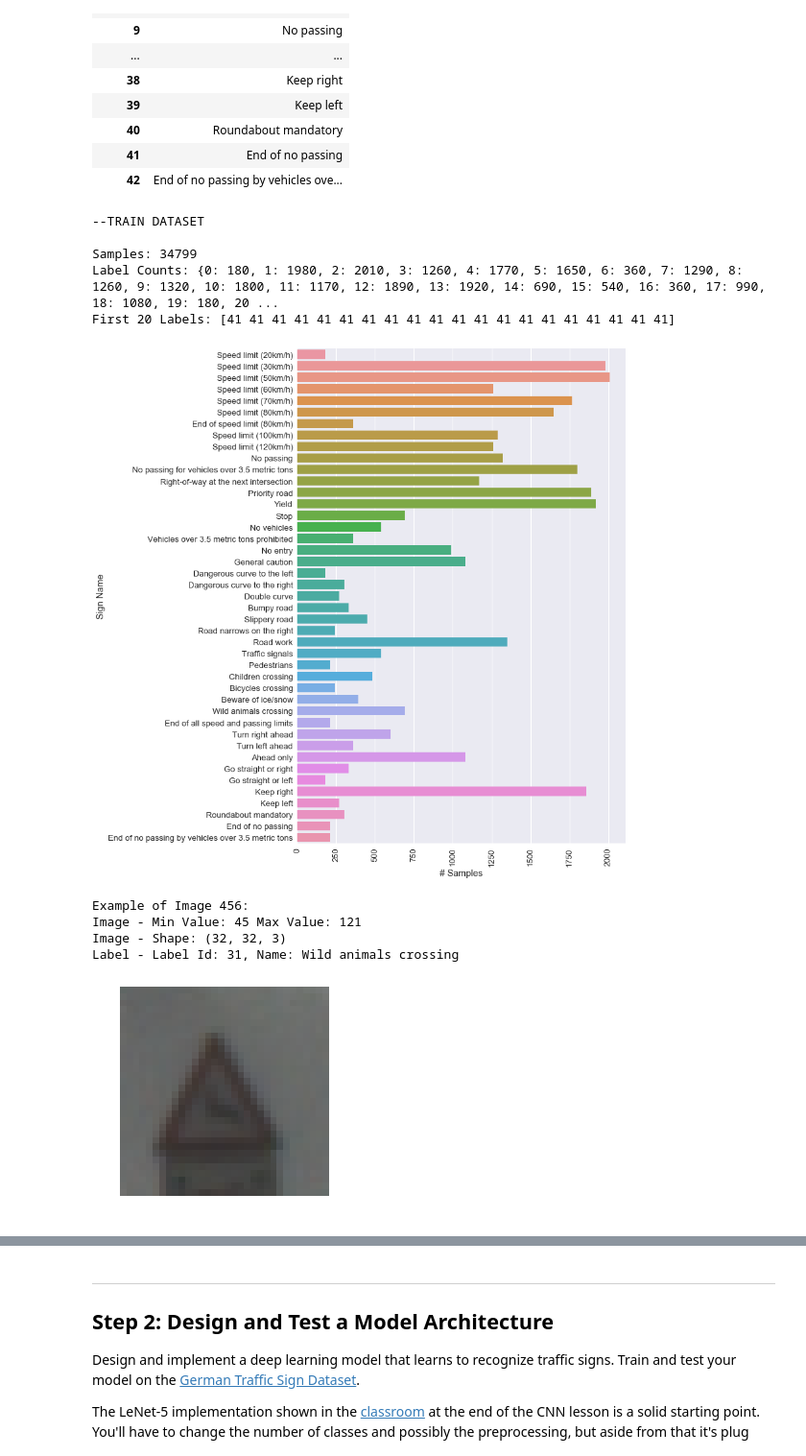
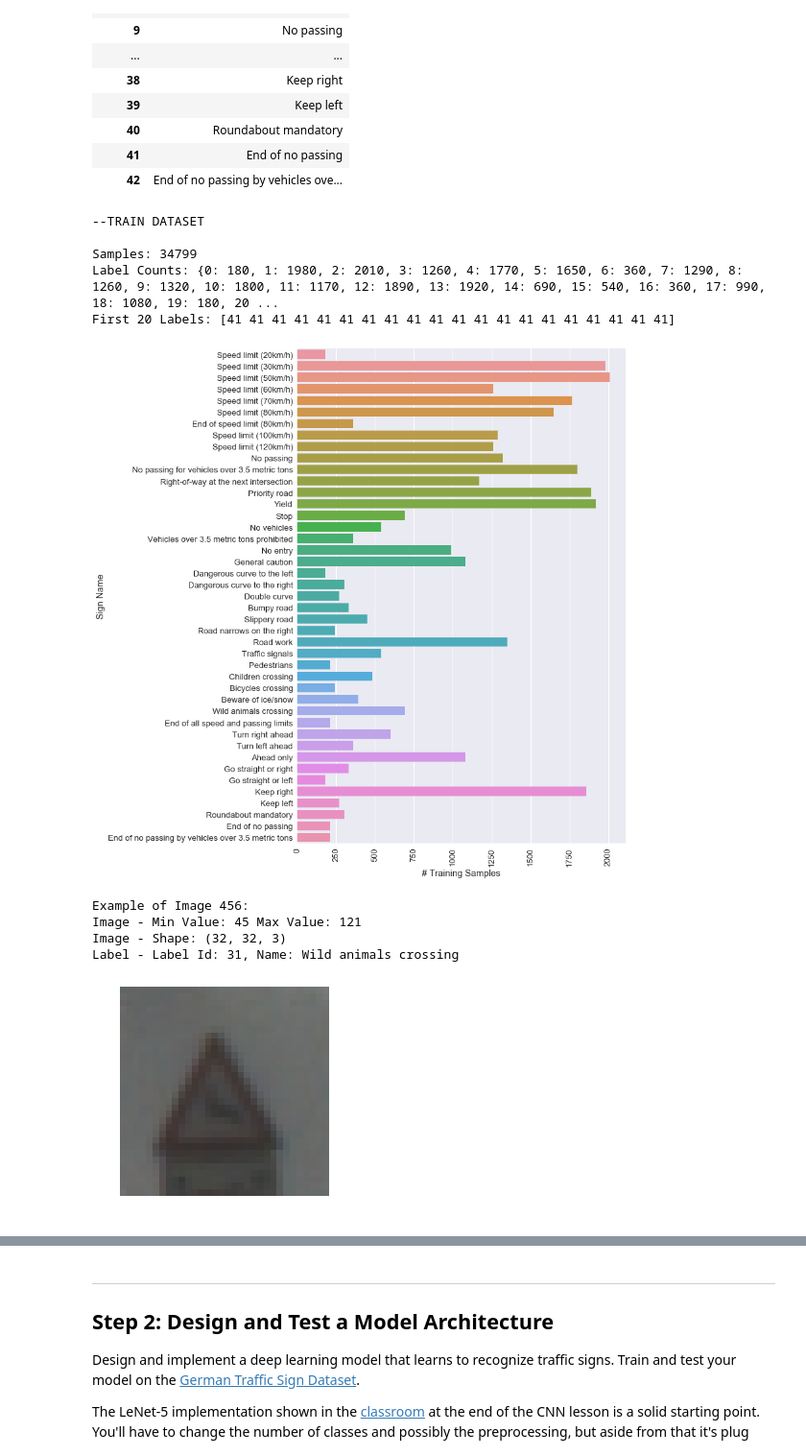
Before and after one commit to gdangelo/CarND-Traffic-Sign-Classifier-Project, a Jupyter notebook: Traffic_Sign_Classifier.ipynb, the cells around one changed output, grey strips where cells are left out. Shown at 96% size. Drawn from its saved outputs; the diff is of its cells as text; code cells hidden in the pictures.

Commit message:
feat: Save visualization and image samples

```diff
--- a/Traffic_Sign_Classifier.ipynb
+++ b/Traffic_Sign_Classifier.ipynb
@@ -133,7 +133,7 @@ display(label_names)
 | 41 | End of no passing |
 | 42 | End of no passing by vehicles ove... |
 # %%
-def explore_dataset(data, labels, sample_id):
+def explore_dataset(dataset_name, data, labels, sample_id):
     """
     Visualize the German Traffic Signs Dataset
     """
@@ -154,8 +154,9 @@ def explore_dataset(data, labels, sample_id):
     sns.barplot(x='counts', y='label', data=sign_names_counts, orient='o')
     plt.xticks(rotation=90)
     plt.ylabel('Sign Name')
-    plt.xlabel('# Samples')
+    plt.xlabel('# ' + dataset_name + ' Samples')
     plt.tight_layout()
+    plt.savefig('plots/' + dataset_name + '_visualization.png')
     plt.show()
 
     # Visualize one sample from dataset
@@ -173,14 +174,14 @@ def explore_dataset(data, labels, sample_id):
 # %%
 # Visualize train dataset
 print('--TRAIN DATASET')
-explore_dataset(X_train, y_train, 456)
+explore_dataset('Training', X_train, y_train, 456)
 # %% [output]
 --TRAIN DATASET
 
 Samples: 34799
 Label Counts: {0: 180, 1: 1980, 2: 2010, 3: 1260, 4: 1770, 5: 1650, 6: 360, 7: 1290, 8: 1260, 9: 1320, 10: 1800, 11: 1170, 12: 1890, 13: 1920, 14: 690, 15: 540, 16: 360, 17: 990, 18: 1080, 19: 180, 20 ...
 First 20 Labels: [41 41 41 41 41 41 41 41 41 41 41 41 41 41 41 41 41 41 41 41]
-[figure, old version]
+[figure, new version]
 Example of Image 456:
 Image - Min Value: 45 Max Value: 121
 Image - Shape: (32, 32, 3)
```
Also changed, not shown: parts of 3 cells of this notebook, 4 other files.
